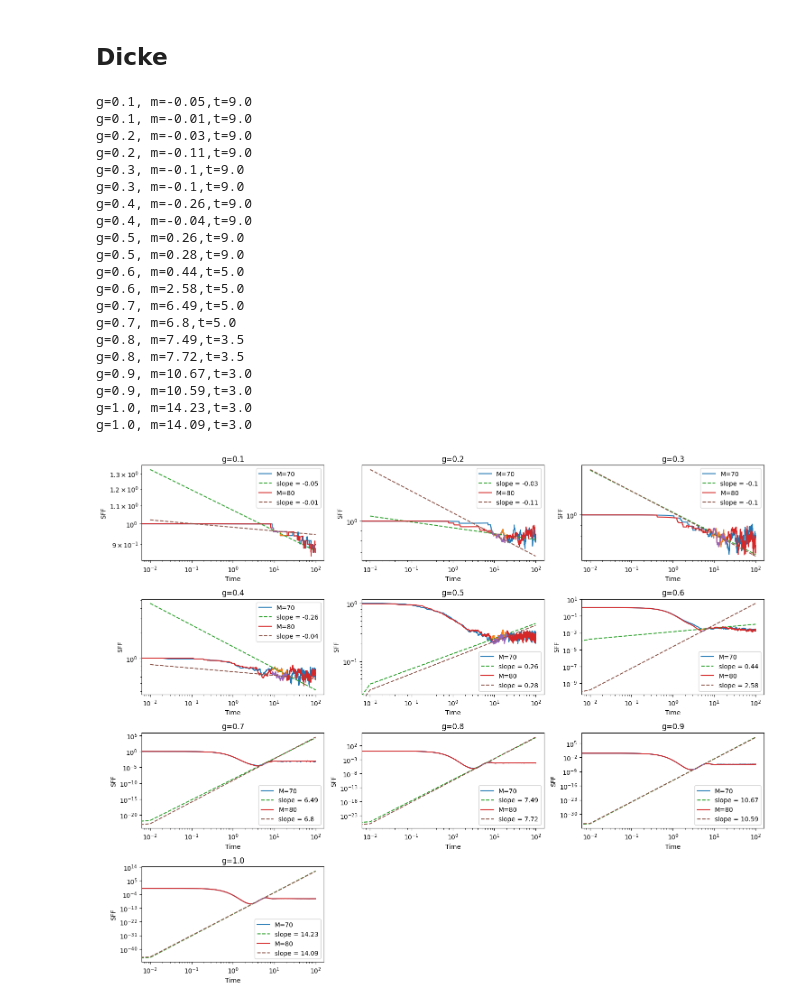
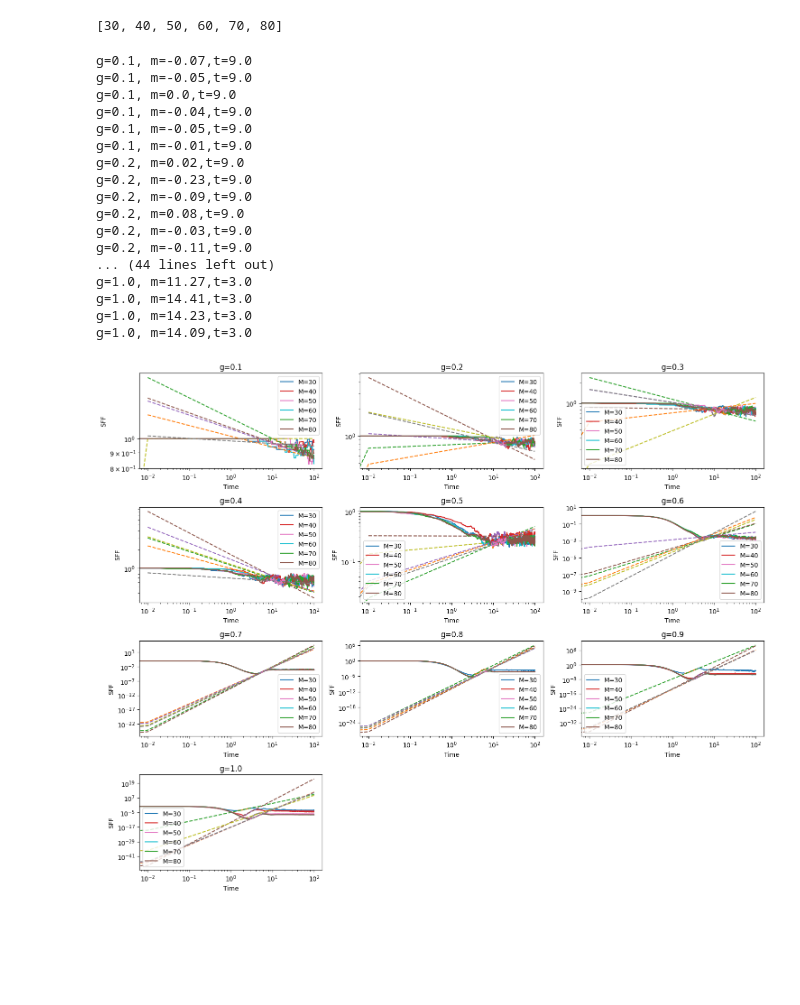
Before and after one commit to prasad42/Dicke_SFF, a Jupyter notebook: plot_SFF_Slope_open.ipynb, the cells around one changed output. Cells and saved outputs as stored; diff of their text form; code cells hidden in the pictures; blank space fills up the shorter version.

```diff
--- a/plot_SFF_Slope_open.ipynb
+++ b/plot_SFF_Slope_open.ipynb
@@ -50,8 +8,3 @@ plt.savefig('GOE SFF')
-# %% [markdown]
-## Dicke
-# %%
-g_arr = [0.1, 0.2, 0.3, 0.4, 0.5, 0.6, 0.7, 0.8, 0.9, 1.0]
-# g_arr = [0.2, 0.4, 0.5, 0.6, 0.8, 1.0]
 # %%
 dataList = []
 kappa = kappa_arr[0]
@@ -62,6 +15,10 @@ for g in g_arr:
         data = np.loadtxt(f"SFF/SFFvsTime,j={j},M={M},g={g},beta={beta},kappa={kappa},ntraj={ntraj}.dat", dtype=complex)
         dataList1.append(data)
     dataList.append(dataList1)
+# %%
+M_arr
+# %% [output]
+[30, 40, 50, 60, 70, 80]
 # %%
 plt.figure(figsize=(15,12))
 m_arr_arr = []
@@ -91,51 +48,58 @@ for g_ind, dataList1 in enumerate(dataList):
             indl = int(3e2); indr = int(6e2)
         if g_arr[g_ind] == 1.0:
             indl = int(3e2); indr = int(6e2)
+        if g_arr[g_ind] == 0.9 and M_arr[M_ind]==30:
+            indl = int(2e2); indr = int(4e2)
+        if g_arr[g_ind] == 1.0 and M_arr[M_ind]==30:
+            indl = int(1.5e2); indr = int(3e2)
+        if g_arr[g_ind] == 0.9 and M_arr[M_ind]==40:
+            indl = int(3e2); indr = int(6e2)
+        if g_arr[g_ind] == 1.0 and M_arr[M_ind]==40:
+            indl = int(3e2); indr = int(6e2)
+        if g_arr[g_ind] == 1.0 and M_arr[M_ind]==40:
+            indl = int(2e2); indr = int(4e2)
 
         data_ramp = data[indl:indr]
 
         # Plot the actual data
         data = np.column_stack(data)
         plt.plot(data[0],data[1],label=f"M={M_arr[M_ind]}")
 
         # Plot the ramp
         data_ramp = np.column_stack(data_ramp)
         plt.plot(data_ramp[0], data_ramp[1])
 
         # Plot the fit
         # Fit the ramp
         m,b = np.polyfit(np.log10(data_ramp[0]),np.log10(data_ramp[1]),1)
         print(f"g={round(g_arr[g_ind],2)}, m={round(np.real(m),2)},t={round(np.real(data[0][indl]),2)}")
-        plt.plot(data[0], 10**b*data[0]**m,'--',label= f"slope = {round(np.real(m),2)}")
+        plt.plot(data[0], 10**b*data[0]**m,'--')#,label= f"slope = {round(np.real(m),2)}")
         m_arr.append(m)
         plt.tight_layout()
         plt.grid()
     m_arr_arr.append(m_arr)
     plt.legend()
 plt.savefig('SFF/Dicke (open) SFF Slope')
 plt.show()
 # %% [output]
+g=0.1, m=-0.07,t=9.0
+g=0.1, m=-0.05,t=9.0
+g=0.1, m=0.0,t=9.0
+g=0.1, m=-0.04,t=9.0
 g=0.1, m=-0.05,t=9.0
 g=0.1, m=-0.01,t=9.0
+g=0.2, m=0.02,t=9.0
+g=0.2, m=-0.23,t=9.0
+g=0.2, m=-0.09,t=9.0
+g=0.2, m=0.08,t=9.0
 g=0.2, m=-0.03,t=9.0
 g=0.2, m=-0.11,t=9.0
-g=0.3, m=-0.1,t=9.0
-g=0.3, m=-0.1,t=9.0
-g=0.4, m=-0.26,t=9.0
-g=0.4, m=-0.04,t=9.0
-g=0.5, m=0.26,t=9.0
-g=0.5, m=0.28,t=9.0
-g=0.6, m=0.44,t=5.0
-g=0.6, m=2.58,t=5.0
-g=0.7, m=6.49,t=5.0
-g=0.7, m=6.8,t=5.0
-g=0.8, m=7.49,t=3.5
-g=0.8, m=7.72,t=3.5
-g=0.9, m=10.67,t=3.0
-g=0.9, m=10.59,t=3.0
+... (44 lines left out)
+g=1.0, m=11.27,t=3.0
+g=1.0, m=14.41,t=3.0
 g=1.0, m=14.23,t=3.0
 g=1.0, m=14.09,t=3.0
-[figure, old version]
+[figure, new version]
 # %%
 m_arr_arr = np.column_stack(m_arr_arr)
 for M_ind, m_arr in enumerate(m_arr_arr):
```
Also changed, not shown: parts of 6 cells of this notebook, 3 other files.
